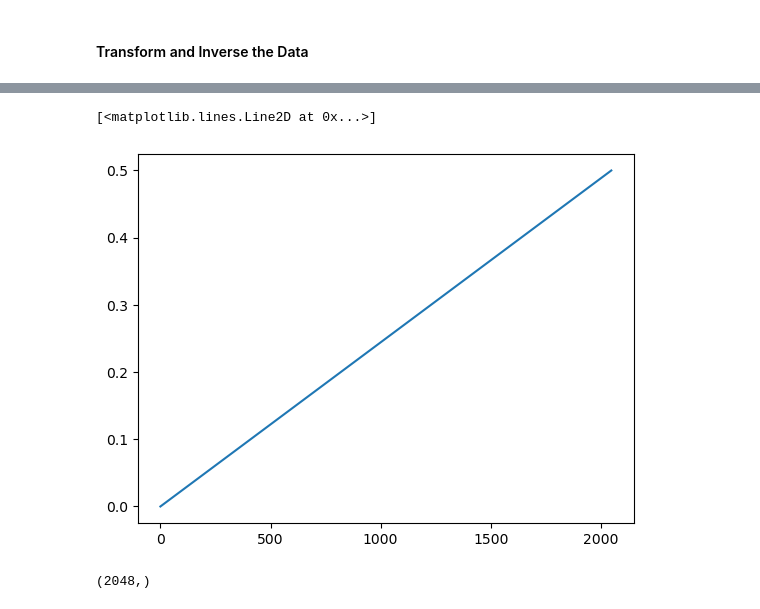
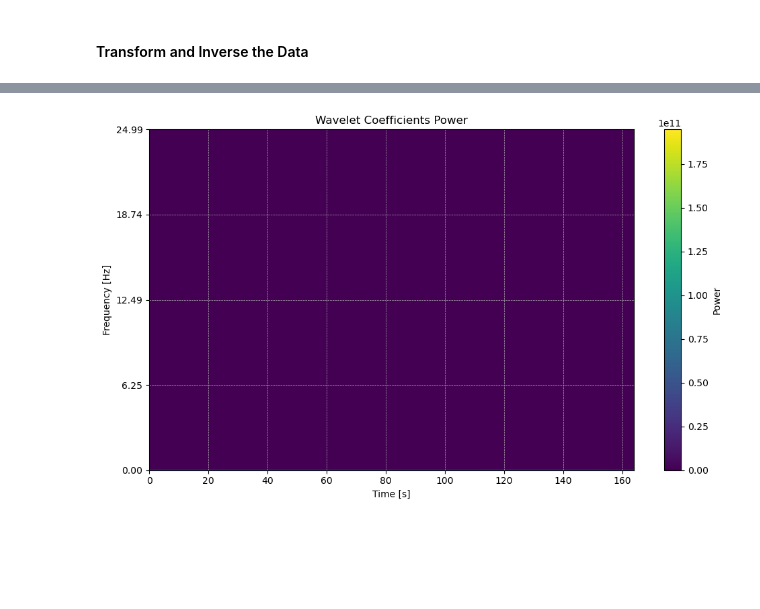
Before and after one commit to aphoffmann/InvertibleWavelets, a Jupyter notebook: ExampleUsage.ipynb, the cells around one changed output, grey strips where cells are left out. Cells and saved outputs as stored; diff of their text form; code cells hidden in the pictures; blank space fills up the shorter version.

```diff
--- a/ExampleUsage.ipynb
+++ b/ExampleUsage.ipynb
@@ -51,10 +55,4 @@ Reconstruction error: 3.8466403842534866e-08
-# %%
-transform.channel_freqs
-plt.plot(transform.channel_freqs)
-# %% [output]
-[<matplotlib.lines.Line2D at 0x...>]
-[figure, removed]
-# %%
-transform.j_channels.shape
-# %% [output]
-(2048,)
+# %%
+transform.power_scalogram(coefficients)
+# %% [output]
+[figure, added]
```
Also changed, not shown: parts of 4 cells of this notebook, 3 other files.
